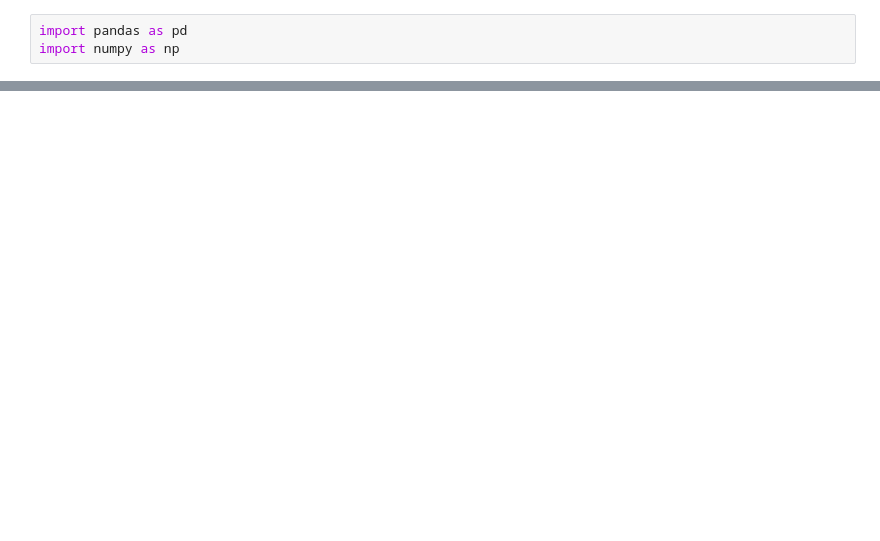
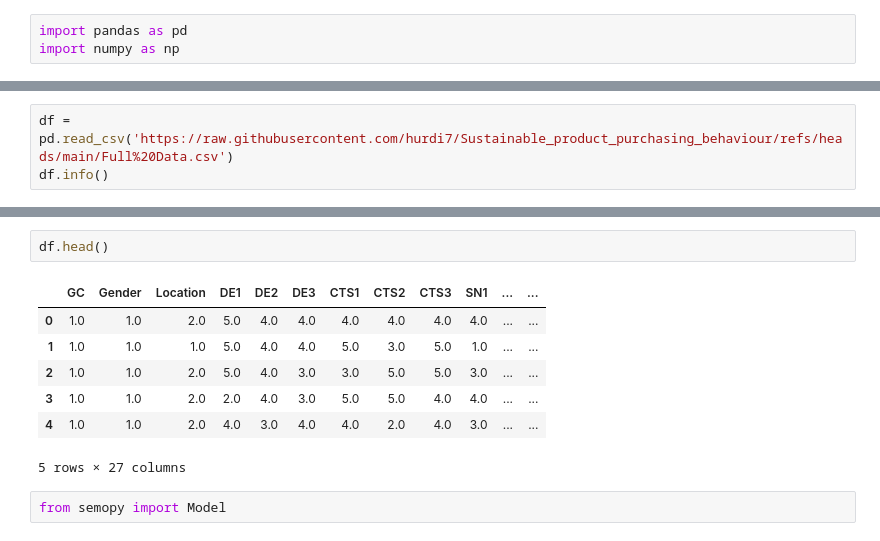
Before and after one commit to hurdi7/Sustainable_product_purchasing_behaviour, a Jupyter notebook: ML_Framework_using_Semopy_Library.ipynb, the cells around one changed output, grey strips where cells are left out. Saved outputs shown, nothing was run; the diff lists cells and outputs as text; blank space fills up the shorter version.

```diff
--- a/ML_Framework_using_Semopy_Library.ipynb
+++ b/ML_Framework_using_Semopy_Library.ipynb
@@ -27,0 +8,3 @@ df = pd.read_csv('')
+# %%
+df = pd.read_csv('https://raw.githubusercontent.com/hurdi7/Sustainable_product_purchasing_behaviour/refs/heads/main/Full%20Data.csv')
+df.info()
@@ -27,0 +29,12 @@ df = pd.read_csv('')
+# %%
+df.head()
+# %% [output]
+|  | GC | Gender | Location | DE1 | DE2 | DE3 | CTS1 | CTS2 | CTS3 | SN1 | ... | ... |
+| 0 | 1.0 | 1.0 | 2.0 | 5.0 | 4.0 | 4.0 | 4.0 | 4.0 | 4.0 | 4.0 | ... | ... |
+| 1 | 1.0 | 1.0 | 1.0 | 5.0 | 4.0 | 4.0 | 5.0 | 3.0 | 5.0 | 1.0 | ... | ... |
+| 2 | 1.0 | 1.0 | 2.0 | 5.0 | 4.0 | 3.0 | 3.0 | 5.0 | 5.0 | 3.0 | ... | ... |
+| 3 | 1.0 | 1.0 | 2.0 | 2.0 | 4.0 | 3.0 | 5.0 | 5.0 | 4.0 | 4.0 | ... | ... |
+| 4 | 1.0 | 1.0 | 2.0 | 4.0 | 3.0 | 4.0 | 4.0 | 2.0 | 4.0 | 3.0 | ... | ... |
+5 rows × 27 columns
+# %%
+from semopy import Model
```
Also changed, not shown: parts of 16 cells of this notebook.
